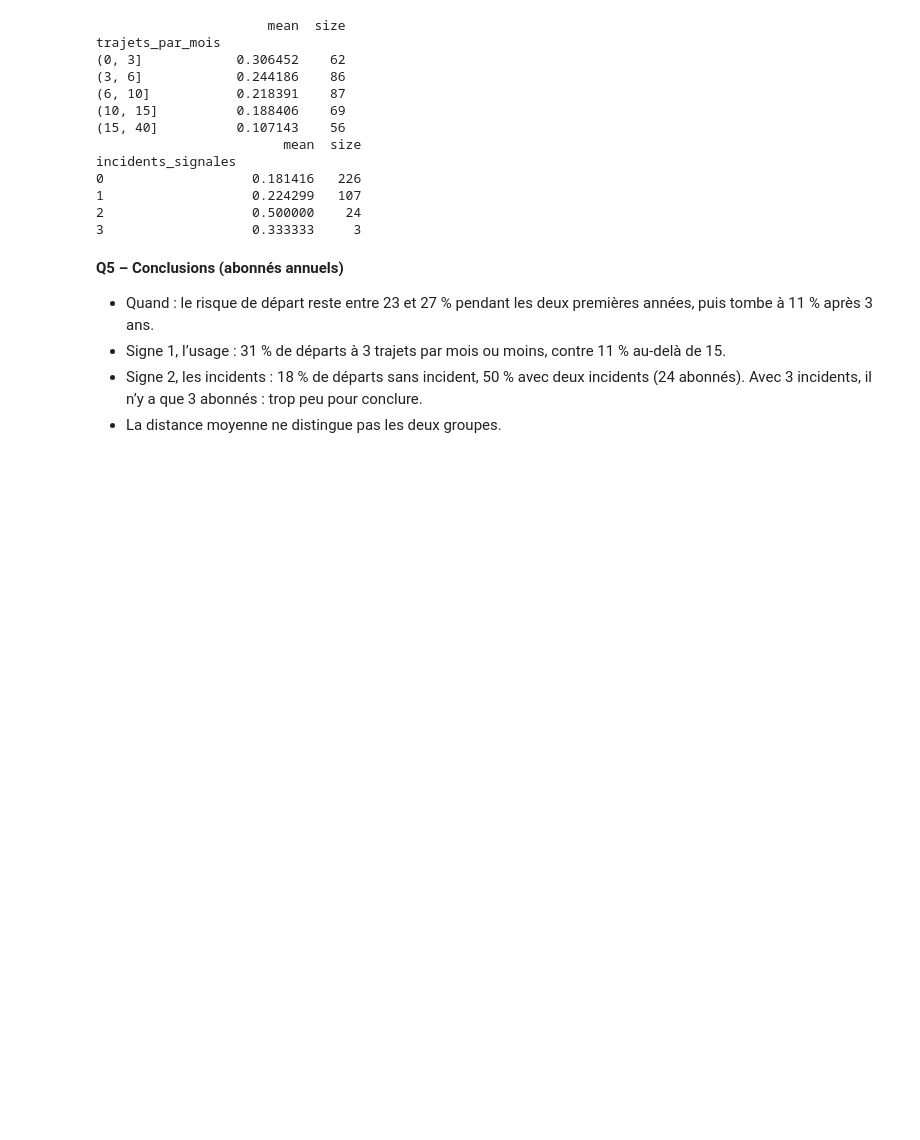
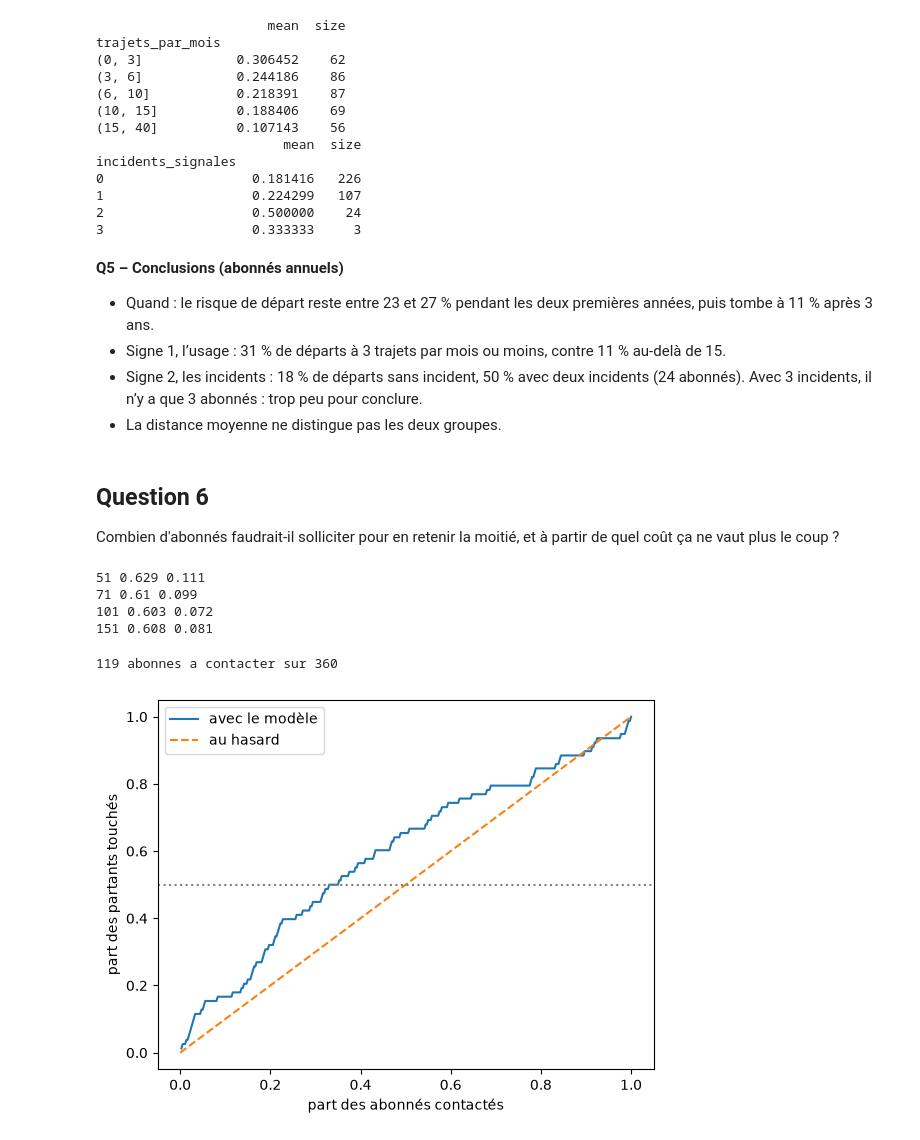
Before and after one commit to lila58/Datamining_project, a Jupyter notebook: Q5_Q6_abonnes.ipynb, the cells around one changed output. Drawn from its saved outputs; the diff is of its cells as text; code cells hidden in the pictures; blank space fills up the shorter version.

Commit message:
Q6 : modèle kNN, courbe de gain et rentabilité

```diff
--- a/Q5_Q6_abonnes.ipynb
+++ b/Q5_Q6_abonnes.ipynb
@@ -128,3 +128,54 @@ incidents_signales
 - Signe 1, l’usage : 31 % de départs à 3 trajets par mois ou moins, contre 11 % au-delà de 15.
 - Signe 2, les incidents : 18 % de départs sans incident, 50 % avec deux incidents (24 abonnés). Avec 3 incidents, il n’y a que 3 abonnés : trop peu pour conclure.
 - La distance moyenne ne distingue pas les deux groupes.
+# %% [markdown]
+## Question 6
+Combien d'abonnés faudrait-il solliciter pour en retenir la moitié, et à partir de quel coût ça ne vaut plus le coup ?
+# %%
+from sklearn.model_selection import cross_val_score, StratifiedKFold
+from sklearn.pipeline import make_pipeline
+from sklearn.preprocessing import StandardScaler
+from sklearn.neighbors import KNeighborsClassifier
+
+X = annuels[["anciennete_mois", "trajets_par_mois", "incidents_signales"]]
+y = annuels["depart"]
+
+cv = StratifiedKFold(5, shuffle=True, random_state=42)
+
+for k in [51, 71, 101, 151]:
+    modele = make_pipeline(StandardScaler(), KNeighborsClassifier(k))
+    score = cross_val_score(modele, X, y, cv=cv, scoring="roc_auc")
+    print(k, round(score.mean(), 3), round(score.std(), 3))
+# %% [output]
+51 0.629 0.111
+71 0.61 0.099
+101 0.603 0.072
+151 0.608 0.081
+# %%
+from sklearn.model_selection import cross_val_predict
+
+modele = make_pipeline(StandardScaler(), KNeighborsClassifier(51))
+annuels["risque"] = cross_val_predict(modele, X, y, cv=cv, method="predict_proba")[:,1]
+
+classes = annuels.sort_values("risque", ascending=False)
+classes["partants_cumules"] = classes["depart"].cumsum() / classes["depart"].sum()
+
+n = (classes["partants_cumules"] < 0.5).sum() + 1
+print(n, "abonnes a contacter sur", len(classes))
+# %% [output]
+119 abonnes a contacter sur 360
+# %%
+import matplotlib.pyplot as plt
+import numpy as np
+
+part_contactes = np.arange(1, len(classes) + 1) / len(classes)
+
+plt.plot(part_contactes, classes["partants_cumules"], label="avec le modèle")
+plt.plot([0, 1], [0, 1], "--", label="au hasard")
+plt.axhline(0.5, color="grey", linestyle=":")
+plt.xlabel("part des abonnés contactés")
+plt.ylabel("part des partants touchés")
+plt.legend()
+plt.show()
+# %% [output]
+[figure, added]
```
Also changed, not shown: parts of 2 cells of this notebook.
